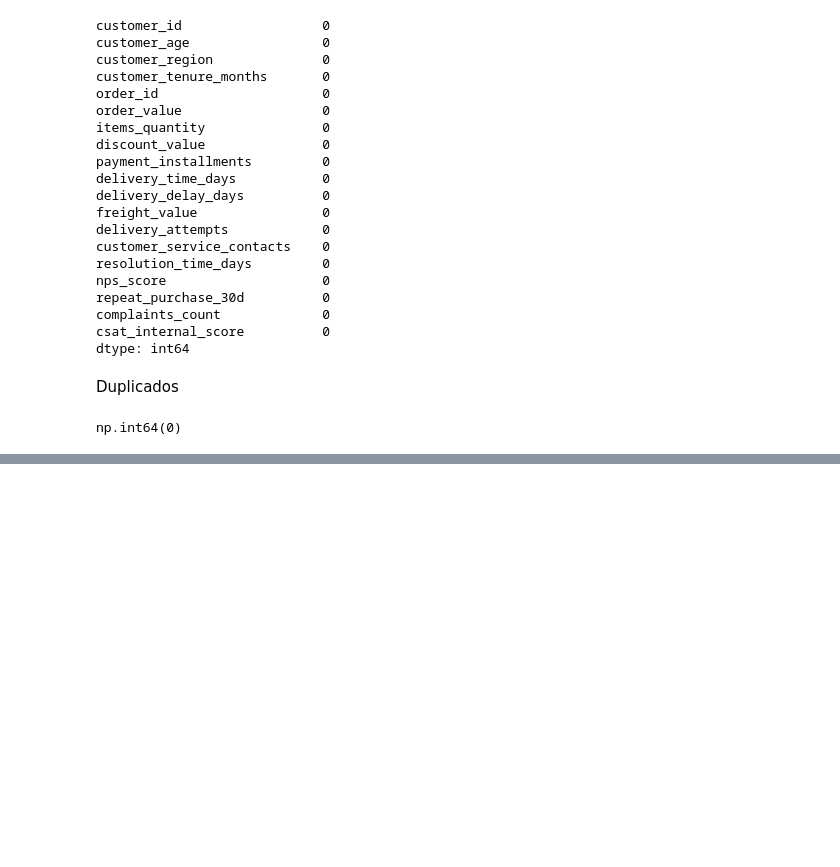
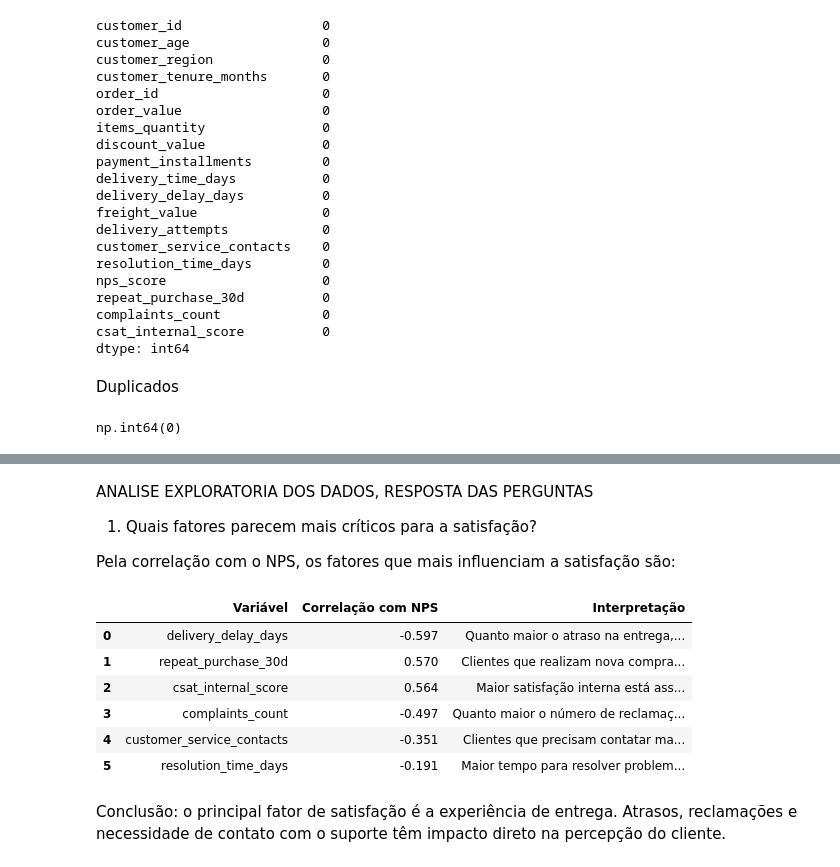
Before and after one commit to Gbrajao/Fase-1, a Jupyter notebook: nps-ecommerce-analysis/notebooks/analise_nps.ipynb, the cells around one changed output, grey strips where cells are left out. Drawn from its saved outputs; the diff is of its cells as text; code cells hidden in the pictures; blank space fills up the shorter version.

```diff
--- a/nps-ecommerce-analysis/notebooks/analise_nps.ipynb
+++ b/nps-ecommerce-analysis/notebooks/analise_nps.ipynb
@@ -17,6 +84,8 @@ Importação das bibliotecas
 import pandas as pd
 import numpy as np
 
+
+pd.set_option('display.max_colwidth', None)
 import matplotlib.pyplot as plt
 import seaborn as sns
 
@@ -116,0 +248,4 @@ np.int64(0)
+# %%
+correlacao = df.corr(numeric_only=True)
+
+correlacao['nps_score'].sort_values(ascending=False)
@@ -116,0 +272,49 @@ np.int64(0)
+# %% [markdown]
+ANALISE EXPLORATORIA DOS DADOS, RESPOSTA DAS PERGUNTAS
+
+1. Quais fatores parecem mais críticos para a satisfação?
+
+Pela correlação com o NPS, os fatores que mais influenciam a satisfação são:
+# %%
+correlacao_nps = (
+    correlacao['nps_score']
+    .drop('nps_score')
+    .sort_values(key=abs, ascending=False)
+)
+
+tabela_correlacao = correlacao_nps.reset_index()
+tabela_correlacao.columns = ['Variável', 'Correlação com NPS']
+
+# Manter apenas as correlações mais relevantes
+tabela_correlacao = tabela_correlacao[
+    tabela_correlacao['Correlação com NPS'].abs() >= 0.15
+].copy()
+
+# Arredondar valores
+tabela_correlacao['Correlação com NPS'] = tabela_correlacao['Correlação com NPS'].round(3)
+
+# Criar interpretação
+interpretacoes = {
+    'delivery_delay_days': 'Quanto maior o atraso na entrega, menor tende a ser o NPS.',
+    'repeat_purchase_30d': 'Clientes que realizam nova compra tendem a apresentar maior NPS.',
+    'csat_internal_score': 'Maior satisfação interna está associada a notas mais altas de NPS.',
+    'complaints_count': 'Quanto maior o número de reclamações, menor tende a ser o NPS.',
+    'customer_service_contacts': 'Clientes que precisam contatar mais vezes o atendimento tendem a avaliar pior a empresa.',
+    'resolution_time_days': 'Maior tempo para resolver problemas está relacionado a menor satisfação.'
+}
+
+tabela_correlacao['Interpretação'] = (
+    tabela_correlacao['Variável'].map(interpretacoes)
+)
+
+tabela_correlacao
+# %% [output]
+|  | Variável | Correlação com NPS | Interpretação |
+| 0 | delivery_delay_days | -0.597 | Quanto maior o atraso na entrega,... |
+| 1 | repeat_purchase_30d | 0.570 | Clientes que realizam nova compra... |
+| 2 | csat_internal_score | 0.564 | Maior satisfação interna está ass... |
+| 3 | complaints_count | -0.497 | Quanto maior o número de reclamaç... |
+| 4 | customer_service_contacts | -0.351 | Clientes que precisam contatar ma... |
+| 5 | resolution_time_days | -0.191 | Maior tempo para resolver problem... |
+# %% [markdown]
+Conclusão: o principal fator de satisfação é a experiência de entrega. Atrasos, reclamações e necessidade de contato com o suporte têm impacto direto na percepção do cliente.
```
Also changed, not shown: parts of 19 cells of this notebook, 1 other file.
